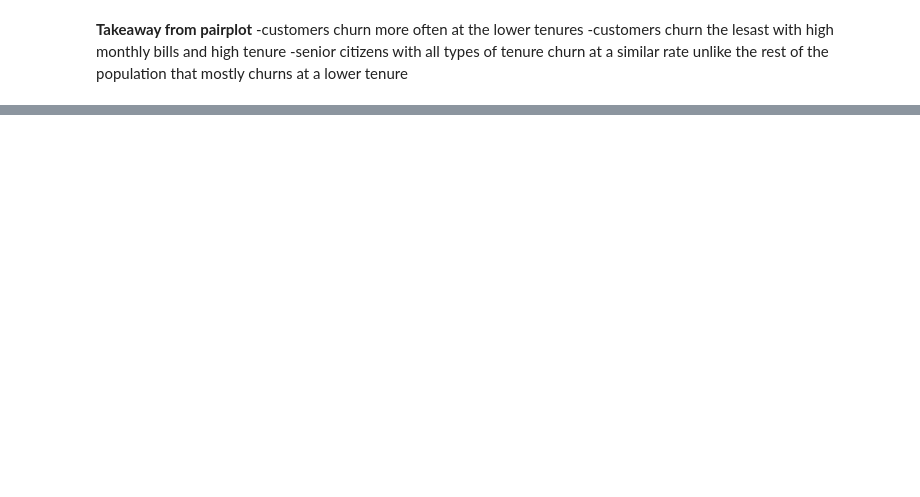
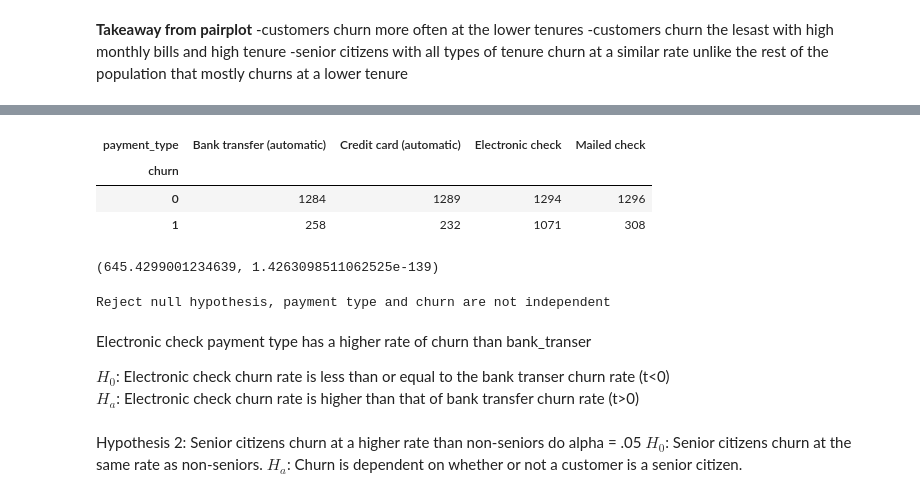
Before and after one commit to SLawsonWoods/Telco_Churn_Project, a Jupyter notebook: Draft_1_folder.ipynb, the cells around one changed output, grey strips where cells are left out. Cells and saved outputs as stored; diff of their text form; code cells hidden in the pictures; blank space fills up the shorter version.

Commit message:
Finishing up stats testing

```diff
--- a/Draft_1_folder.ipynb
+++ b/Draft_1_folder.ipynb
@@ -615,0 +536,30 @@ else:
+# %%
+observed = pd.crosstab(df.churn, df.payment_type)
+observed
+# %% [output]
+| payment_type | Bank transfer (automatic) | Credit card (automatic) | Electronic check | Mailed check |
+| churn |  |  |  |  |
+| 0 | 1284 | 1289 | 1294 | 1296 |
+| 1 | 258 | 232 | 1071 | 308 |
+# %%
+chi2, p ,degf, expected = stats.chi2_contingency(observed)
+chi2, p
+# %% [output]
+(645.4299001234639, 1.4263098511062525e-139)
+# %%
+if p < a:
+    print("Reject null hypothesis, payment type and churn are not independent")
+else:
+    print("Fail to reject null hypothesis, payment type and churn are independent, let's keep finding features that are not.")
+# %% [output]
+Reject null hypothesis, payment type and churn are not independent
+# %% [markdown]
+Electronic check payment type has a higher rate of churn than bank_transer
+
+$H_0$: Electronic check churn rate is less than or equal to the bank transer churn rate (t<0)<br>
+$H_a$: Electronic check churn rate is higher than that of bank transfer churn rate (t>0)
+# %% [markdown]
+Hypothesis 2: Senior citizens churn at a higher rate than non-seniors do
+alpha = .05
+$H_0$: Senior citizens churn at the same rate as non-seniors.
+$H_a$: Churn is dependent on whether or not a customer is a senior citizen.
```
Also changed, not shown: parts of 36 cells of this notebook.
